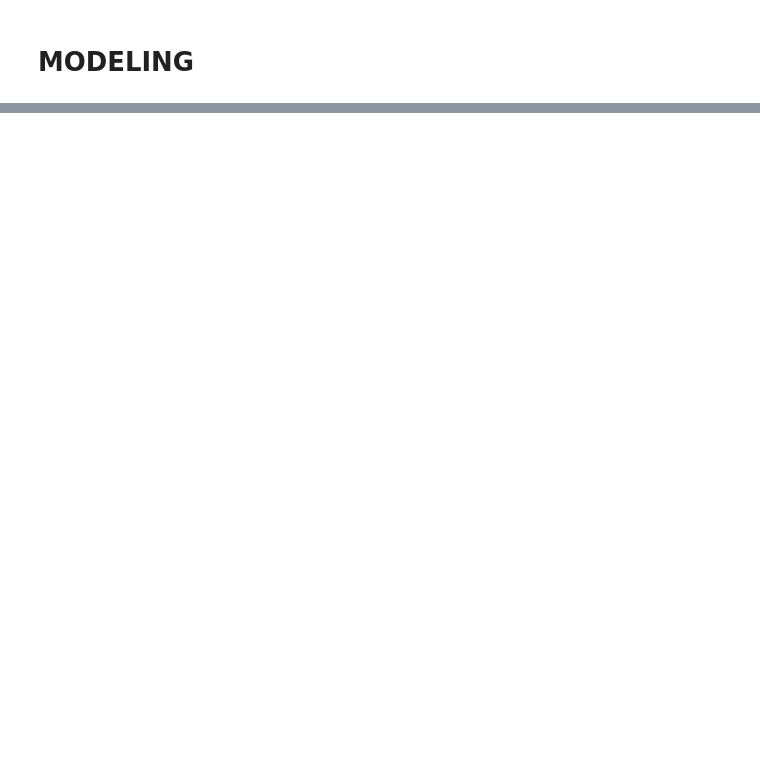
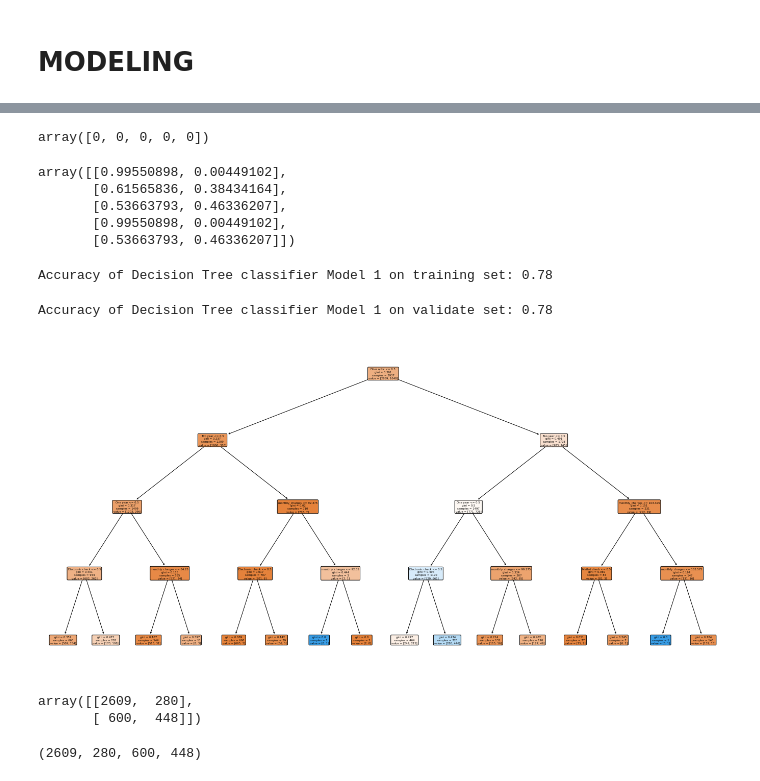
Before and after one commit to DesireeMcElroy/telco-classification-project, a Jupyter notebook: initial_notebook.ipynb, the cells around one changed output, grey strips where cells are left out. Drawn from its saved outputs; the diff is of its cells as text; code cells hidden in the pictures; blank space fills up the shorter version.

Commit message:
adding final model notes

```diff
--- a/initial_notebook.ipynb
+++ b/initial_notebook.ipynb
@@ -638,0 +744,3 @@ train.sample(3).T
+# %%
+train['baseline'] = 0
+train.sample().T
@@ -638,0 +779,3 @@ train.sample(3).T
+# %%
+# let's drop baseline for now since we don't need it anymore
+train.drop(columns = 'baseline', inplace=True)
@@ -638,0 +801,10 @@ train.sample(3).T
+# %%
+# assign my x features and y target for each split dataframe
+x_train = train.drop(columns = 'churn')
+y_train = train.churn
+
+x_validate = validate.drop(columns = 'churn')
+y_validate = validate.churn
+
+x_test = test.drop(columns = 'churn')
+y_test = test.churn
@@ -638,0 +813,52 @@ train.sample(3).T
+# %%
+# now we're ready to train some models!
+dt1 = DecisionTreeClassifier(max_depth=4, random_state=123)
+dt1 = dt1.fit(x_train, y_train)
+# %%
+# model's prediction for each observation
+y_pred = dt1.predict(x_train)
+y_pred[0:5]
+# %% [output]
+array([0, 0, 0, 0, 0])
+# %%
+# the percentage of each observation no churn versus churn
+y_pred_proba = dt1.predict_proba(x_train)
+y_pred_proba[0:5]
+# %% [output]
+array([[0.99550898, 0.00449102],
+       [0.61565836, 0.38434164],
+       [0.53663793, 0.46336207],
+       [0.99550898, 0.00449102],
+       [0.53663793, 0.46336207]])
+# %%
+# evaluate the model
+print('Accuracy of Decision Tree classifier Model 1 on training set: {:.2f}'
+      .format(dt1.score(x_train, y_train)))
+# %% [output]
+Accuracy of Decision Tree classifier Model 1 on training set: 0.78
+# %%
+print('Accuracy of Decision Tree classifier Model 1 on validate set: {:.2f}'
+      .format(dt1.score(x_validate, y_validate)))
+# %% [output]
+Accuracy of Decision Tree classifier Model 1 on validate set: 0.78
+# %%
+plt.figure(figsize=(24, 12))
+plot_tree(
+    dt1,
+    feature_names=x_train.columns.tolist(),
+    filled=True,
+    rounded=True
+)
+plt.show()
+# %% [output]
+[figure, added]
+# %%
+confusion_matrix(y_train, y_pred)
+# %% [output]
+array([[2609,  280],
+       [ 600,  448]])
+# %%
+tn, fp, fn, tp = confusion_matrix(y_train, y_pred).ravel()
+tn, fp, fn, tp
+# %% [output]
+(2609, 280, 600, 448)
```
Also changed, not shown: parts of 67 cells of this notebook.
